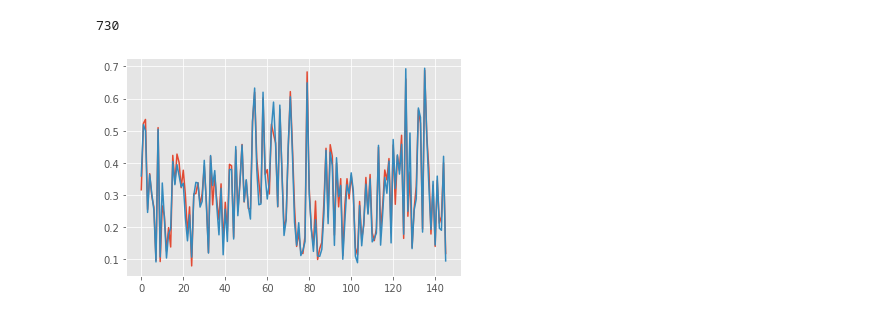
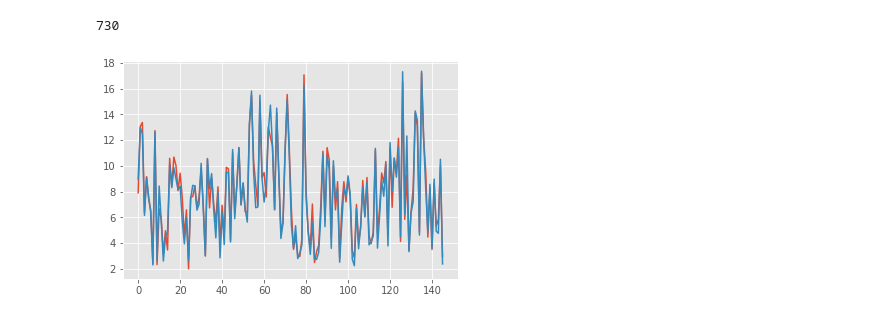
Before and after one commit to prathamnishad/RNNs, a Jupyter notebook: Time_series_LSTM.ipynb, the cells around one changed output. Saved outputs shown, nothing was run; the diff lists cells and outputs as text; code cells hidden in the pictures.

```diff
--- a/Time_series_LSTM.ipynb
+++ b/Time_series_LSTM.ipynb
@@ -194,9 +194,11 @@ len(pred)
 730
 # %%
 plt.style.use("ggplot")
-plt.plot(pred[::5])
-plt.plot(test_y[::5])
+a1=np.array(pred)*25
+a2=np.array(test_y)*25
+plt.plot(a1[::5])
+plt.plot(a2[::5])
 
 plt.show()
 # %% [output]
-[figure, old version]
+[figure, new version]
```
Also changed, not shown: parts of 1 cell of this notebook.
